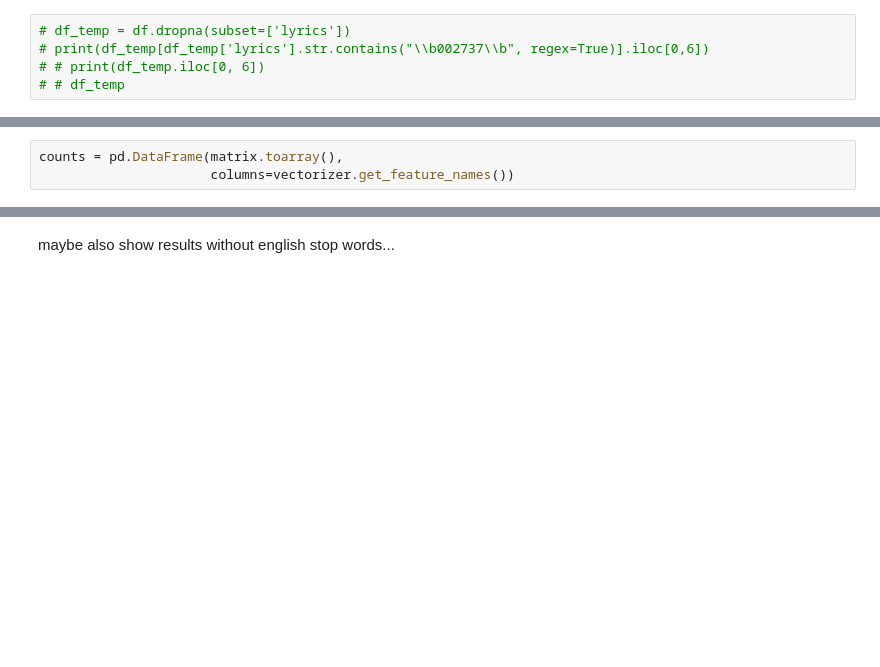
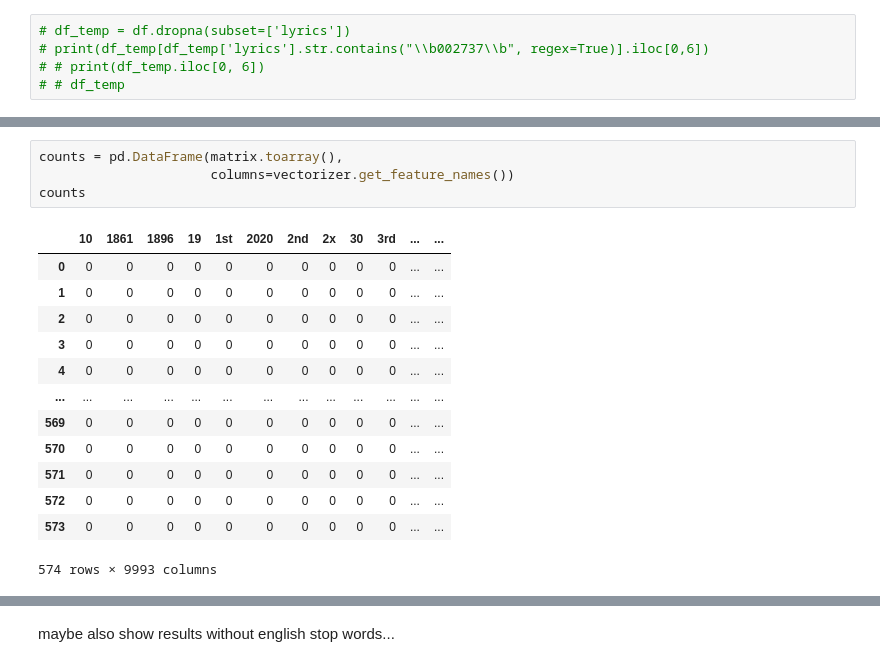
Before and after one commit to kenloquinte/DATASCI-Baby-Alive, a Jupyter notebook: FINAL/Technical_Report.ipynb, the cells around one changed output, grey strips where cells are left out. Saved outputs shown, nothing was run; the diff lists cells and outputs as text; blank space fills up the shorter version.

Commit message:
working lyrics counter

```diff
--- a/FINAL/Technical_Report.ipynb
+++ b/FINAL/Technical_Report.ipynb
@@ -235,6 +202,21 @@ Name: lyrics, Length: 826, dtype: object
 # %%
 counts = pd.DataFrame(matrix.toarray(),
                       columns=vectorizer.get_feature_names())
+counts
+# %% [output]
+|  | 10 | 1861 | 1896 | 19 | 1st | 2020 | 2nd | 2x | 30 | 3rd | ... | ... |
+| 0 | 0 | 0 | 0 | 0 | 0 | 0 | 0 | 0 | 0 | 0 | ... | ... |
+| 1 | 0 | 0 | 0 | 0 | 0 | 0 | 0 | 0 | 0 | 0 | ... | ... |
+| 2 | 0 | 0 | 0 | 0 | 0 | 0 | 0 | 0 | 0 | 0 | ... | ... |
+| 3 | 0 | 0 | 0 | 0 | 0 | 0 | 0 | 0 | 0 | 0 | ... | ... |
+| 4 | 0 | 0 | 0 | 0 | 0 | 0 | 0 | 0 | 0 | 0 | ... | ... |
+| ... | ... | ... | ... | ... | ... | ... | ... | ... | ... | ... | ... | ... |
+| 569 | 0 | 0 | 0 | 0 | 0 | 0 | 0 | 0 | 0 | 0 | ... | ... |
+| 570 | 0 | 0 | 0 | 0 | 0 | 0 | 0 | 0 | 0 | 0 | ... | ... |
+| 571 | 0 | 0 | 0 | 0 | 0 | 0 | 0 | 0 | 0 | 0 | ... | ... |
+| 572 | 0 | 0 | 0 | 0 | 0 | 0 | 0 | 0 | 0 | 0 | ... | ... |
+| 573 | 0 | 0 | 0 | 0 | 0 | 0 | 0 | 0 | 0 | 0 | ... | ... |
+574 rows × 9993 columns
 # %%
 word_count = counts.max().nlargest(20).reset_index(name = "Count").rename(columns={'index': 'Word'})
 
```
Also changed, not shown: parts of 29 cells of this notebook.
